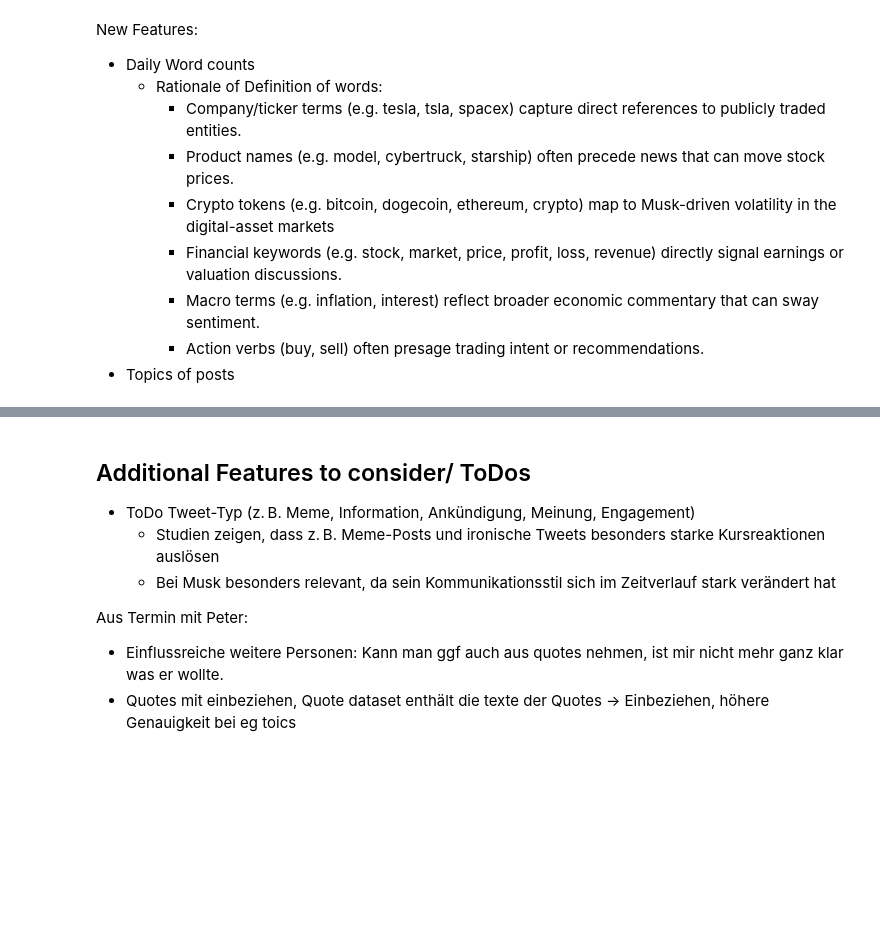
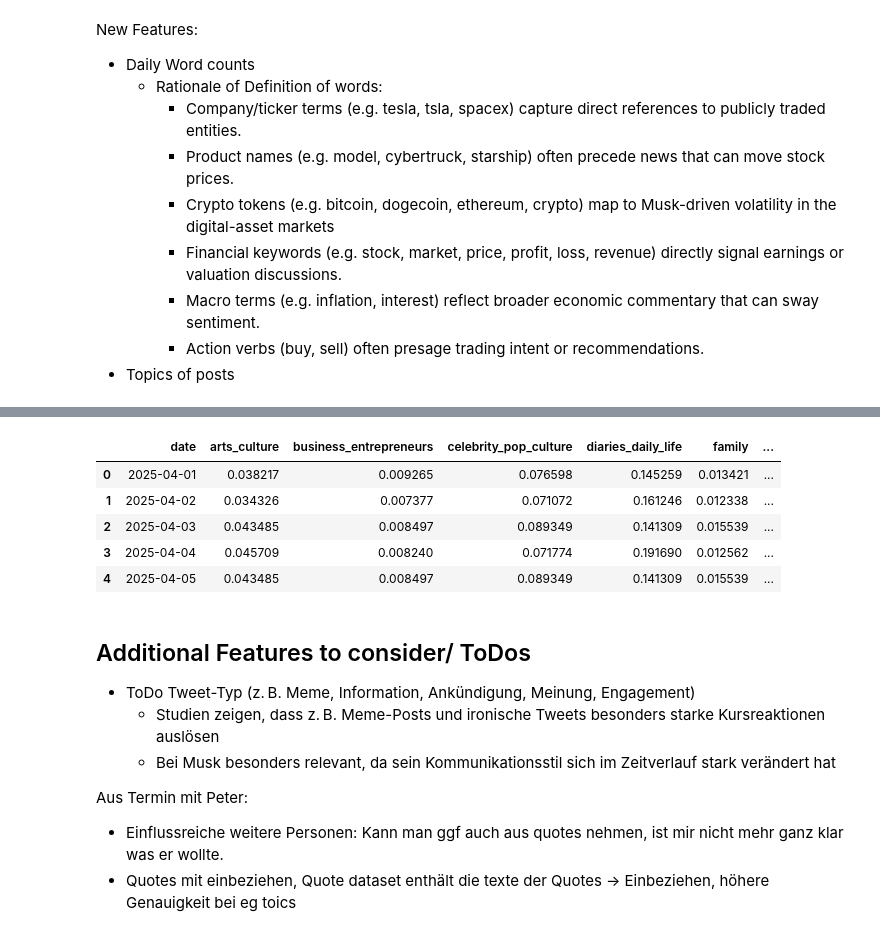
Before and after one commit to pmoll01/COIN2025_VollVertnuetelt, a Jupyter notebook: data/twitter_data/2. Feature_engineering.ipynb, the cells around one changed output, grey strips where cells are left out. Drawn from its saved outputs; the diff is of its cells as text; code cells hidden in the pictures; blank space fills up the shorter version.

```diff
--- a/data/twitter_data/2. Feature_engineering.ipynb
+++ b/data/twitter_data/2. Feature_engineering.ipynb
@@ -57,13 +57,13 @@ True
 # Kontrollvariablen
 # %%
 # Uses shorter time periods for testing purposes
-TEST = False
+TEST = True # default = False
 
 # Wenn nur einzelne Spalten/Features hinzugefügt werden sollen, bitte unten den Block 'neue Features zur CSV hinzufügen' entsprechend anpassen. Die bestehende final_daily_df csv wird dann in ein df geladen und die neuen Spalten werden dazugemerged und die csv wieder abgespeichert.
 einzelne_features_zur_bestehenden_CSV_hinzufügen = False # default = False
 
 # wenn True, wird die final_daily_df CSV ganz neu zusammengestellt.
-vollstaendige_neuerstellung_der_csv = True # default = False
+vollstaendige_neuerstellung_der_csv = False  # default = False
 # %%
 musk_twitter_data_all = pd.read_csv(os.path.join('cleaned', 'musk_twitter_data_all.csv'),parse_dates=["createdAt"])
 musk_twitter_data_nlp = pd.read_csv(os.path.join('cleaned', 'musk_twitter_data_nlp.csv'),parse_dates=["createdAt"])
@@ -75,6 +75,7 @@ for df in (musk_twitter_data_all, musk_twitter_data_nlp):
 
 musk_twitter_data_nlp["text_raw"] = musk_twitter_data_nlp["text_raw"].astype(str)
 musk_twitter_data_nlp["text_lemmatized"] = musk_twitter_data_nlp["text_lemmatized"].astype(str)
+musk_twitter_data_nlp["quote_and_original_lemmatized"] = musk_twitter_data_nlp["quote_and_original_lemmatized"].astype(str)
 
 for df in (musk_twitter_data_all, musk_twitter_data_nlp):
     df["date"] = df["createdAt"].dt.date
@@ -443,12 +376,17 @@ New Features:
 - Topics of posts
 # %%
 # Words
+musk_twitter_data_nlp['text'] = np.where(
+    musk_twitter_data_nlp['isQuote'],
+    musk_twitter_data_nlp['quote_and_original_lemmatized'],
+    musk_twitter_data_nlp['text_lemmatized']
+)
 def tokenize(text):
     text = str(text).lower()
     text = re.sub(r"http\S+|@\S+|[^a-z\s]", "", text)
     return text.split()
 
-all_tokens = musk_twitter_data_nlp["text_lemmatized"].dropna().apply(tokenize)
+all_tokens = musk_twitter_data_nlp['text'].dropna().apply(tokenize)
 flat_tokens = [token for sublist in all_tokens for token in sublist]
 word_counts = Counter(flat_tokens)
 word_counts = (
@@ -463,8 +401,8 @@ top20 = [
     'spacex', 'model', 'cybertruck', 'starship', 'buy', 'sell'
 ]
 
-top_word_df = musk_twitter_data_nlp.dropna(subset=['text_lemmatized']).copy()
-top_word_df['tokens'] = top_word_df['text_lemmatized'].apply(tokenize)
+top_word_df = musk_twitter_data_nlp.dropna(subset=['text']).copy()
+top_word_df['tokens'] = top_word_df['text'].apply(tokenize)
 top_word_df = top_word_df.explode('tokens')
 top_word_df['tokens'] = top_word_df['tokens'].replace({'tsla': 'tesla'})
 
@@ -621,3 +641,13 @@ display(topics_daily_weighted.head())
+# %%
+topics_daily_weighted.head()
+topics_daily.head()
+# %% [output]
+|  | date | arts_culture | business_entrepreneurs | celebrity_pop_culture | diaries_daily_life | family | ... |
+| 0 | 2025-04-01 | 0.038217 | 0.009265 | 0.076598 | 0.145259 | 0.013421 | ... |
+| 1 | 2025-04-02 | 0.034326 | 0.007377 | 0.071072 | 0.161246 | 0.012338 | ... |
+| 2 | 2025-04-03 | 0.043485 | 0.008497 | 0.089349 | 0.141309 | 0.015539 | ... |
+| 3 | 2025-04-04 | 0.045709 | 0.008240 | 0.071774 | 0.191690 | 0.012562 | ... |
+| 4 | 2025-04-05 | 0.043485 | 0.008497 | 0.089349 | 0.141309 | 0.015539 | ... |
 # %% [markdown]
 ## Additional Features to consider/ ToDos
 
```
Also changed, not shown: parts of 9 cells of this notebook.
